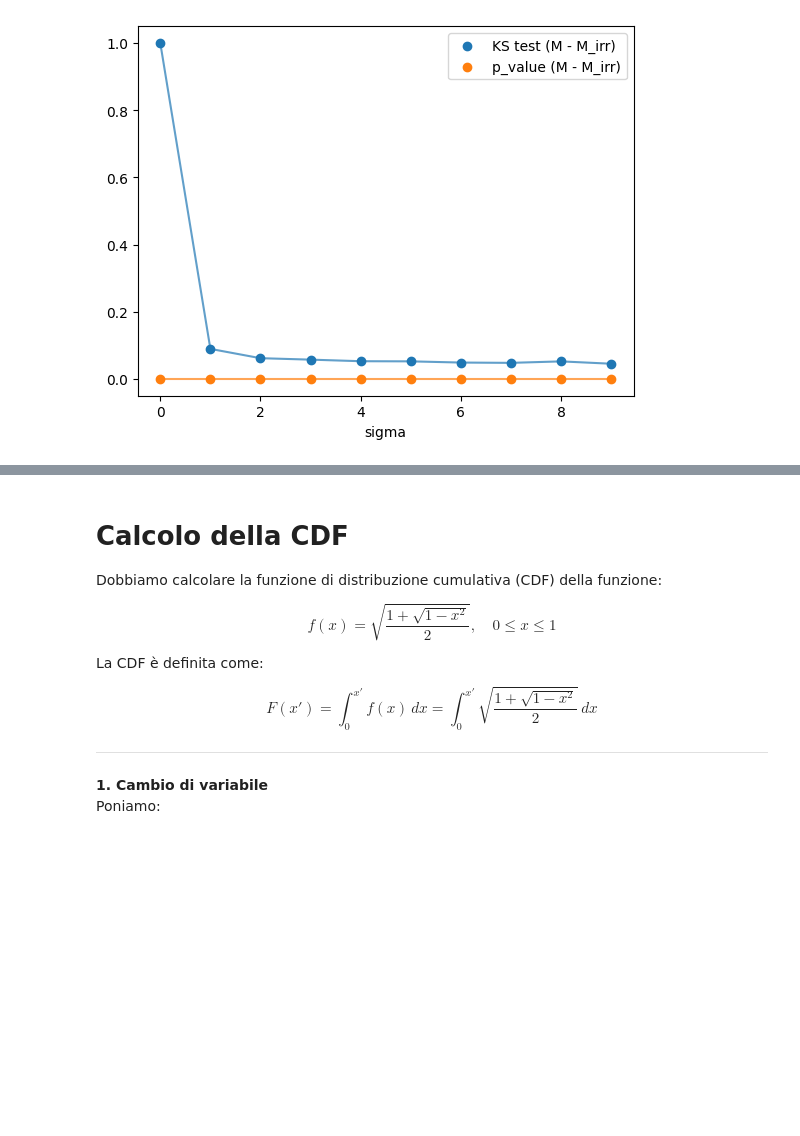
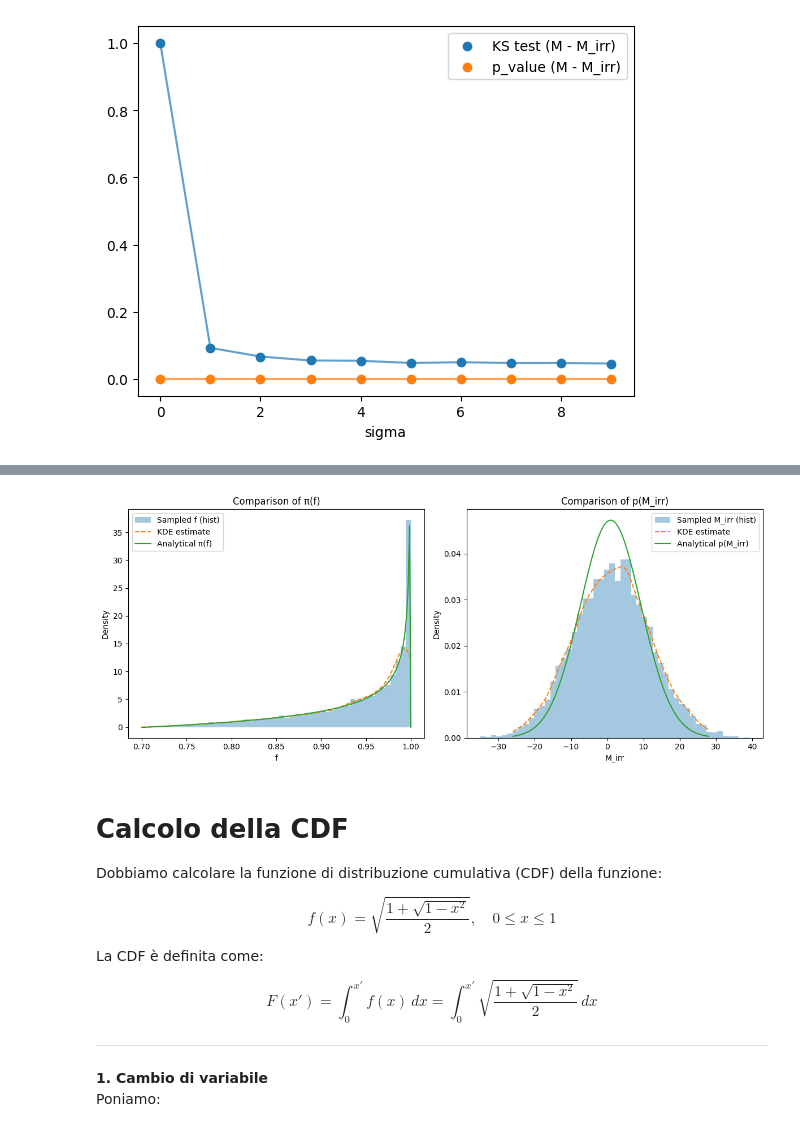
Before and after one commit to oblivion0218/ES_AstroStatistic, a Jupyter notebook: Riccardo_Bossi/lez 7/MassBH.ipynb, the cells around one changed output, grey strips where cells are left out. Drawn from its saved outputs; the diff is of its cells as text; code cells hidden in the pictures; blank space fills up the shorter version.

```diff
--- a/Riccardo_Bossi/lez 7/MassBH.ipynb
+++ b/Riccardo_Bossi/lez 7/MassBH.ipynb
@@ -103,11 +103,11 @@ Quando $\sigma$ diventa maggiore di 0.3, la statistica KS si stabilizza attorno
 Il motivo di questo comportamento è da cercarsi nella definizione di $f$, che non dipende in alcun modo da $\sigma$, mentre $M_{\text{irr}}$ ne subisce l'influenza essendo $M$ distribuita gaussianamente, proprio con larghezza $\sigma$. <br>
 Dopo 0.3 la dispersione di $M$ è abbastanza grande da rendere le due distribuzioni diverse in modo significativo. Tuttavia, la differenza tra le distribuzioni raggiunge un limite perché il rapporto $f$ rimane sempre limitato nella stessa gamma di valori compresi tra 1 e 0.7 (si può vedere dal plot sotto).
 # %%
-def f(chi):
+def fun(chi):
     return np.sqrt((1 + np.sqrt(1 - chi**2)) / 2)
 
 chi_values = np.linspace(0, 1, 1000)
-f_values = f(chi_values)
+f_values = fun(chi_values)
 
 plt.plot(chi_values, f_values, label=r'$f(\chi) = \sqrt{\frac{1 + \sqrt{1 - \chi^2}}{2}}$', color="blue")
 plt.xlabel(r'$\chi$')
@@ -164,3 +178,56 @@ Per quanto riguarda il p_value, nel test KS indica quanto è probabile ottenere
+# %%
+# Questo metodo calcola le PDF dei dati usando il KDE con una sigma impostata di default e ricavavta dalla regola di scott
+kde_f = sp.stats.gaussian_kde(f)
+kde_Mirr = sp.stats.gaussian_kde(M_irr)
+
+# Definizione della pdf analitica di f, l'ho calcolata sotto ma è meglio lasciar perdere
+def pi_f(f):
+    return 2 * (2*f**2 - 1) / np.sqrt(1 - f**2) if 0 < f < 1 else 0
+
+# Discretizziamo l'asse per il plot
+f_vals = np.linspace(0.7, 1, 200)
+pi_f_vals = np.array([pi_f(fi) for fi in f_vals])
+
+# sigma = 0.02
+# mu = 1
+
+# Definizione della pdf analitica di M_irr
+def p_Mirr(M_irr, sigma, mu):
+    integrand = lambda f: np.exp(-((M_irr / f - mu)**2) / (2 * sigma**2)) * (2*f**2 - 1) / (f * np.sqrt(1 - f**2)) #boh, è un modo di python per definire una funzione anonima
+    norm_factor = np.sqrt(2 / np.pi) / sigma
+    integral, _ = sp.integrate.quad(integrand, 1/np.sqrt(2), 1) #La funzione quad di SciPy viene usata per integrare integrand rispetto a f.
+    return norm_factor * integral
+
+# Calcoliamo la pdf di M_irr su un range di valori
+M_irr_vals = np.linspace(mu - 3*sigma, mu + 3*sigma, 200)
+p_Mirr_vals = np.array([p_Mirr(Mi, sigma, mu) for Mi in M_irr_vals])
+
+# Plot della distribuzione di f
+plt.figure(figsize=(12, 5))
+
+plt.subplot(1, 2, 1)
+plt.hist(f, bins=50, density=True, alpha=0.4, label="Sampled f (hist)")
+plt.plot(f_vals, kde_f(f_vals), label="KDE estimate", linestyle="dashed")
+plt.plot(f_vals, pi_f_vals, label="Analytical π(f)", linestyle="solid")
+plt.xlabel("f")
+plt.ylabel("Density")
+plt.legend()
+plt.title("Comparison of π(f)")
+
+# Plot della distribuzione di M_irr
+plt.subplot(1, 2, 2)
+plt.hist(M_irr, bins=50, density=True, alpha=0.4, label="Sampled M_irr (hist)")
+plt.plot(M_irr_vals, kde_Mirr(M_irr_vals), label="KDE estimate", linestyle="dashed")
+plt.plot(M_irr_vals, p_Mirr_vals, label="Analytical p(M_irr)", linestyle="solid")
+plt.xlabel("M_irr")
+plt.ylabel("Density")
+plt.legend()
+plt.title("Comparison of p(M_irr)")
+
+plt.tight_layout()
+plt.show()
+# %% [output]
+[figure, added]
 # %% [markdown]
 # Calcolo della CDF
 Dobbiamo calcolare la funzione di distribuzione cumulativa (CDF) della funzione:
```
Also changed, not shown: parts of 6 cells of this notebook, 1 other file.
